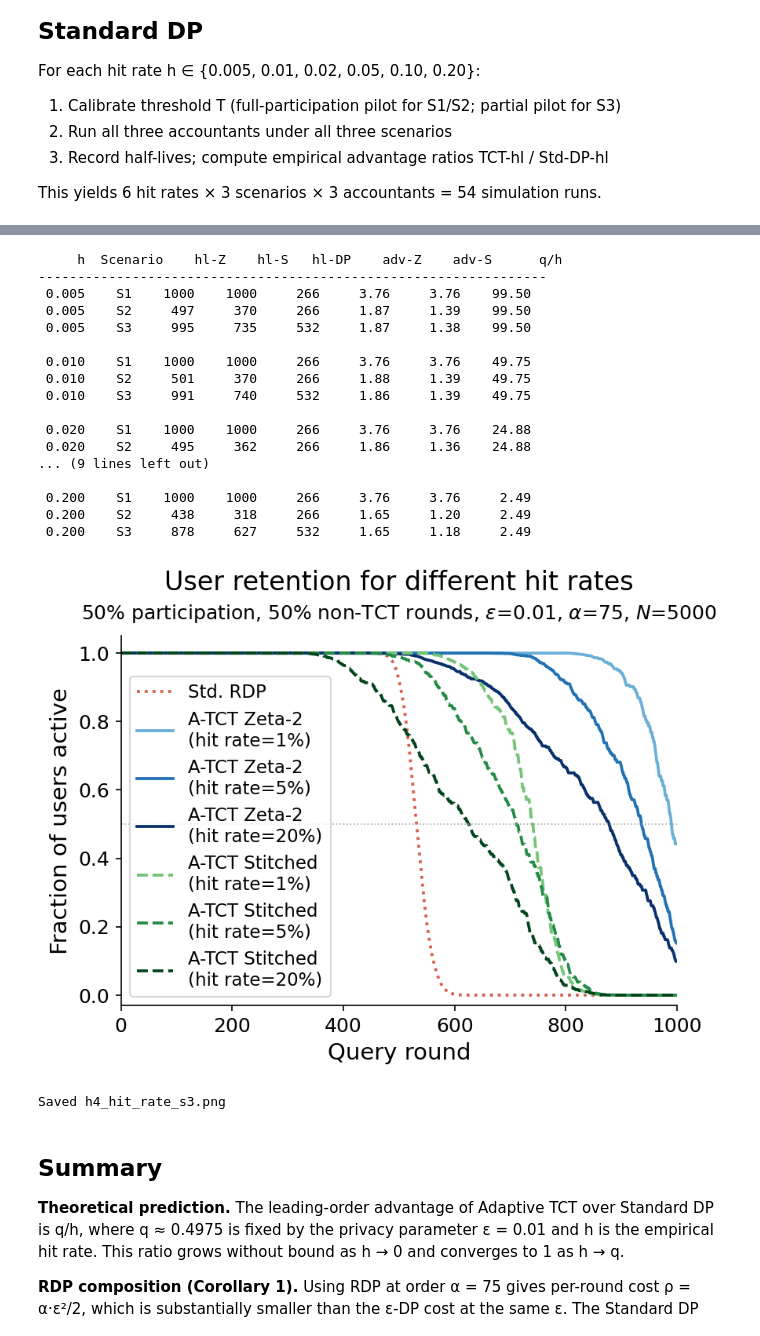
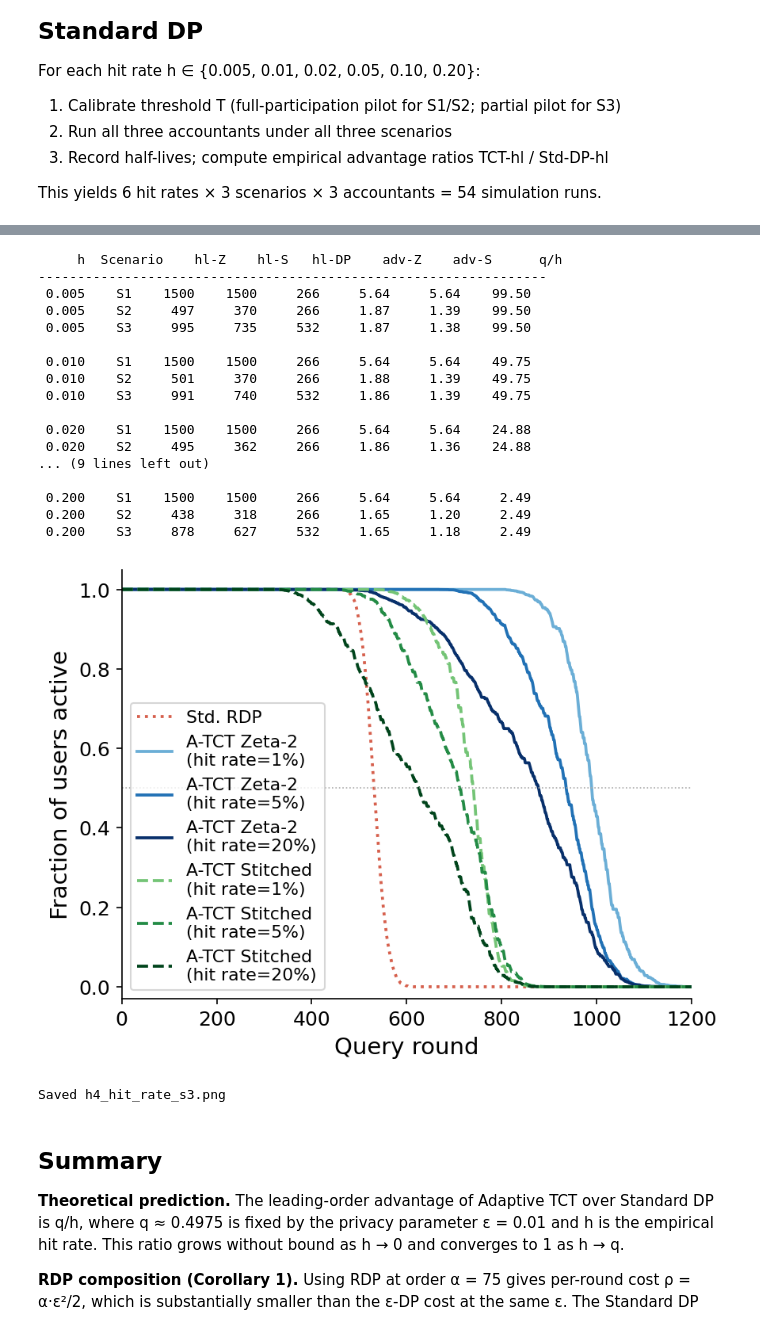
Before and after one commit to arcaulfield/adaptive-act, a Jupyter notebook: notebooks/17_h4_hit_rate_sensitivity.ipynb, the cells around one changed output, grey strips where cells are left out. Drawn from its saved outputs; the diff is of its cells as text; code cells hidden in the pictures.

Commit message:
Split all figures up

```diff
--- a/notebooks/17_h4_hit_rate_sensitivity.ipynb
+++ b/notebooks/17_h4_hit_rate_sensitivity.ipynb
@@ -66,7 +66,7 @@ EPS_RDP_BUDGET = 1.0
 
 # ── Population ────────────────────────────────────────────────────────────────
 N_USERS   = 5_000
-N_ROUNDS  = 1500
+N_ROUNDS  = 1200
 N_PILOT   = 3_000
 SEED      = 42
 ALPHA_POP = 0.5
@@ -334,19 +342,19 @@ for h in HIT_RATES:
 # %% [output]
      h  Scenario    hl-Z    hl-S   hl-DP    adv-Z    adv-S      q/h
 -----------------------------------------------------------------
- 0.005    S1    1000    1000     266     3.76     3.76    99.50
+ 0.005    S1    1500    1500     266     5.64     5.64    99.50
  0.005    S2     497     370     266     1.87     1.39    99.50
  0.005    S3     995     735     532     1.87     1.38    99.50
 
- 0.010    S1    1000    1000     266     3.76     3.76    49.75
+ 0.010    S1    1500    1500     266     5.64     5.64    49.75
  0.010    S2     501     370     266     1.88     1.39    49.75
  0.010    S3     991     740     532     1.86     1.39    49.75
 
- 0.020    S1    1000    1000     266     3.76     3.76    24.88
+ 0.020    S1    1500    1500     266     5.64     5.64    24.88
  0.020    S2     495     362     266     1.86     1.36    24.88
 ... (9 lines left out)
 
- 0.200    S1    1000    1000     266     3.76     3.76     2.49
+ 0.200    S1    1500    1500     266     5.64     5.64     2.49
  0.200    S2     438     318     266     1.65     1.20     2.49
  0.200    S3     878     627     532     1.65     1.18     2.49
 # %%
@@ -367,49 +375,50 @@ for j, h in enumerate(rep_hrs):
     c_s = cmap_g(j + 2)
     n  = N_ROUNDS + 1
     fz = pad(results[h]['S3']['zeta2'],    n)
 
     lbl = f'\n(hit rate={h:.0%})'
     ax.plot(fz, color=c_z, lw=1.8, ls='-',  label=f'A-TCT Zeta-2 {lbl}')
 
 
 for j, h in enumerate(rep_hrs):
     c_z = cmap_b(j + 2)
     c_s = cmap_g(j + 2)
     n  = N_ROUNDS + 1
 
     fs = pad(results[h]['S3']['stitched'], n)
     lbl = f'\n(hit rate={h:.0%})'
 
     ax.plot(fs, color=c_s, lw=1.8, ls='--', label=f'A-TCT Stitched {lbl}')
 
 ax.axhline(0.5, color='#aaa', lw=0.8, ls=':')
 ax.set_xlabel('Query round', fontsize=14)
 ax.set_ylabel('Fraction of users active', fontsize=14)
 ax.set_xlim(0, N_ROUNDS)
 ax.set_ylim(-0.03, 1.05)
-ax.set_title(
-    'User retention for different hit rates',
-    fontsize=16,
-    pad=28
-)
+ax.tick_params(axis='both', which='major', labelsize=14)
+#ax.set_title(
+ #   'User retention for different hit rates',
+ #   fontsize=16,
+  #  pad=28
+#)
 
-ax.text(
-    0.5, 1.03,
-    rf'50% participation, 50% non-TCT rounds, '
-    rf'$\varepsilon$={EPSILON}, $\alpha$={ALPHA_RDP:.0f}, $N$={N_USERS}',
-    transform=ax.transAxes,
-    ha='center',
-    va='bottom',
-    fontsize=12
-)
+#ax.text(
+ #   0.5, 1.03,
+  #  rf'50% participation, 50% non-TCT rounds, '
+   # rf'$\varepsilon$={EPSILON}, $\alpha$={ALPHA_RDP:.0f}, $N$={N_USERS}',
+#    transform=ax.transAxes,
+#    ha='center',
+#    va='bottom',
+#    fontsize=12
+#)
 ax.tick_params(axis='both', labelsize=12)
-ax.legend(fontsize=11, loc='lower left')
+ax.legend(fontsize=10.5, loc='lower left')
 fig.tight_layout()
 plt.savefig('../figures/h4_hit_rate_s3.png', bbox_inches='tight', dpi=200)
 plt.show()
 print('Saved h4_hit_rate_s3.png')
 # %% [output]
-[figure, old version]
+[figure, new version]
 Saved h4_hit_rate_s3.png
 # %% [markdown]
 ## Summary
```
Also changed, not shown: parts of 2 cells of this notebook, 3 other files.
